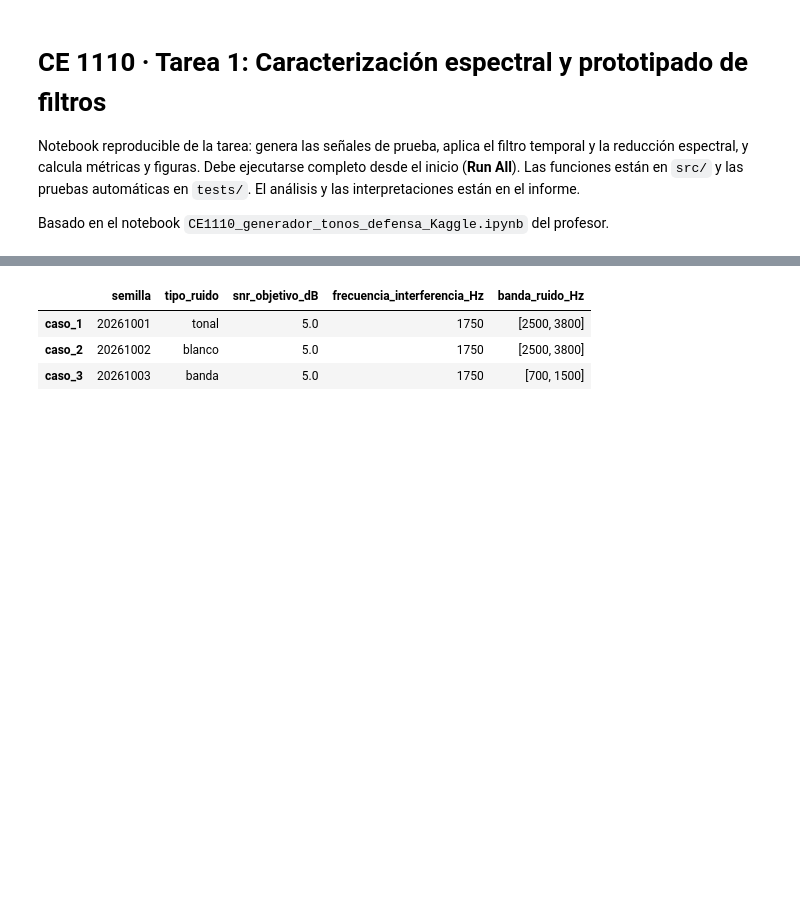
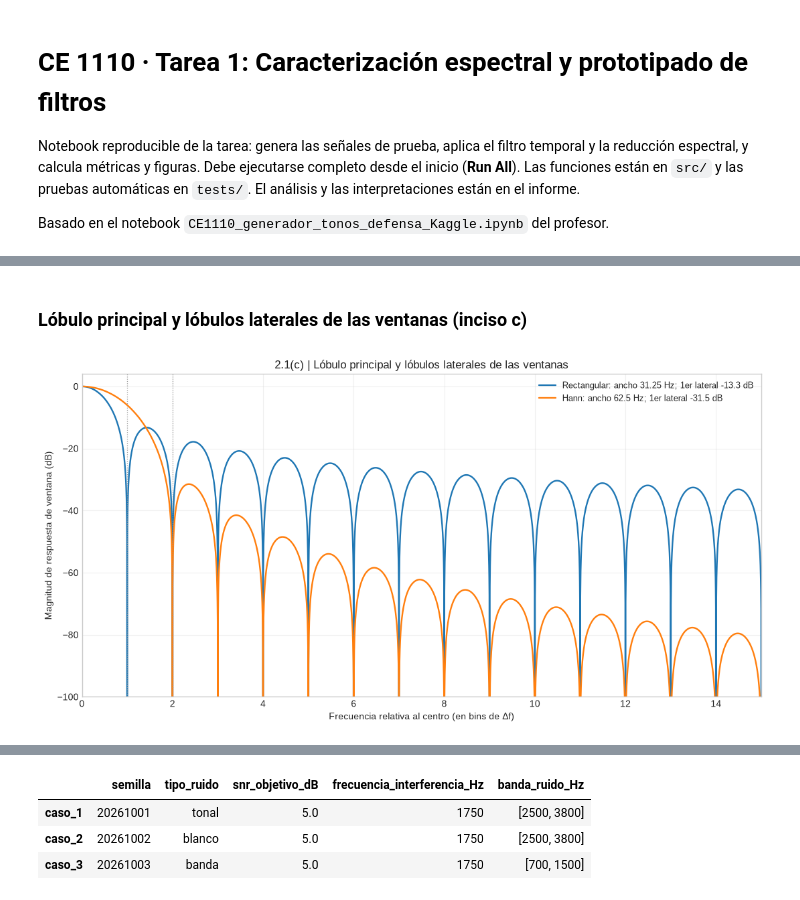
Before and after one commit to Izaguirre1g/jgarcia_asm_2026_s2, a Jupyter notebook: notebook.ipynb, the cells around one changed output, grey strips where cells are left out. Cells and saved outputs as stored; diff of their text form; code cells hidden in the pictures; blank space fills up the shorter version.

```diff
--- a/notebook.ipynb
+++ b/notebook.ipynb
@@ -21,0 +75,8 @@ print('Entorno listo. Raíz del proyecto:', RAIZ)
+# %% [markdown]
+### Lóbulo principal y lóbulos laterales de las ventanas (inciso c)
+# %%
+fig, MEDIDAS_VENTANAS = ff.medir_ventanas(CFG_FFT['n'], CFG_FFT['fs_Hz'])
+fig.savefig(FIGS / '2_1_lobulos_ventanas.png', dpi=150, bbox_inches='tight'); plt.show()
+pd.DataFrame(MEDIDAS_VENTANAS).T
+# %% [output]
+[figure, added]
```
Also changed, not shown: parts of 38 cells of this notebook, 22 other files.
